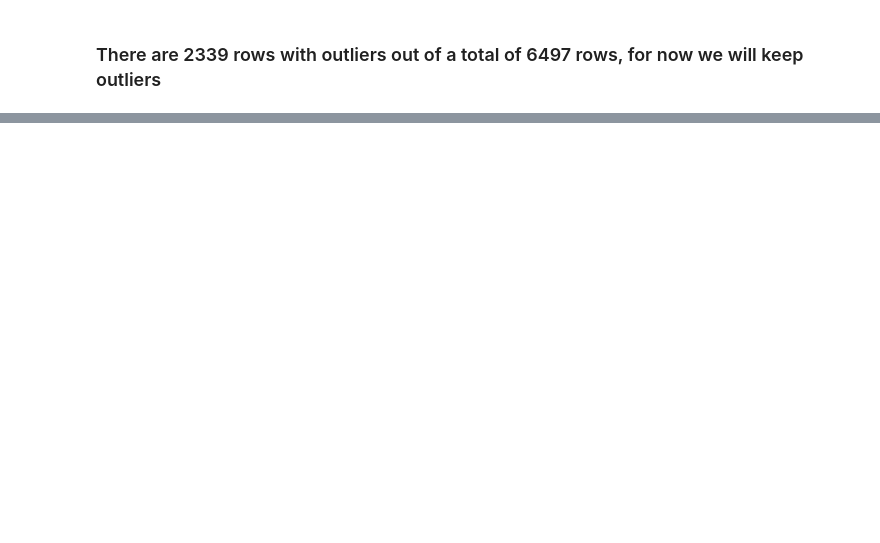
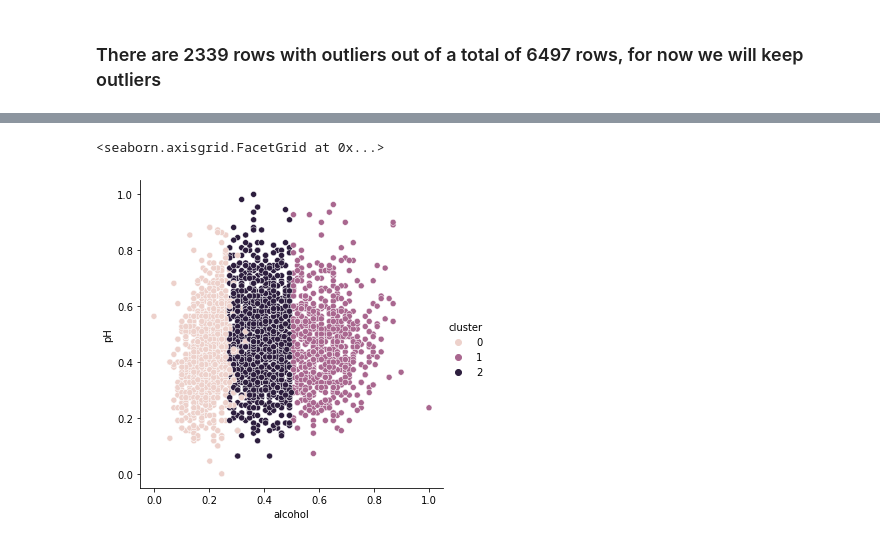
Before and after one commit to richiepmeyer/wine_quality, a Jupyter notebook: scratch_rm.ipynb, the cells around one changed output, grey strips where cells are left out. Saved outputs shown, nothing was run; the diff lists cells and outputs as text; code cells hidden in the pictures; blank space fills up the shorter version.

```diff
--- a/scratch_rm.ipynb
+++ b/scratch_rm.ipynb
@@ -37,0 +65,7 @@ scaler.fit_transform(train)
+# %%
+X_train['cluster'] = kmeans.predict(x)
+# %%
+sns.relplot(data=X_train,x='alcohol',y='pH',hue='cluster')
+# %% [output]
+<seaborn.axisgrid.FacetGrid at 0x...>
+[figure, added]
```
Also changed, not shown: parts of 17 cells of this notebook, 2 other files.
